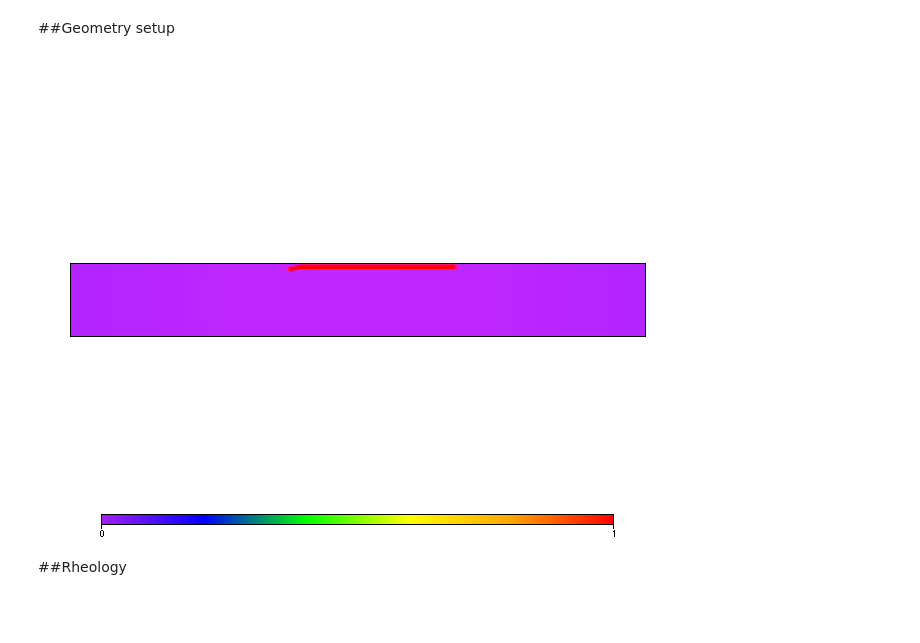
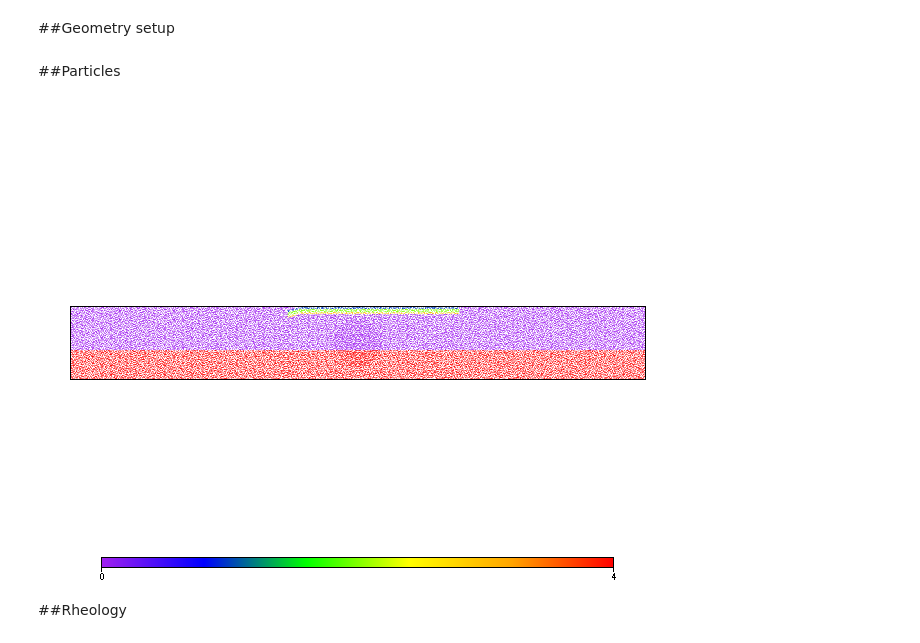
Before and after one commit to dansand/uw-bits, a Jupyter notebook: ozbench/Ozbench.ipynb, the cells around one changed output. Saved outputs shown, nothing was run; the diff lists cells and outputs as text; code cells hidden in the pictures; blank space fills up the shorter version.

Commit message:
removed images, updated nbs

```diff
--- a/ozbench/Ozbench.ipynb
+++ b/ozbench/Ozbench.ipynb
@@ -16,16 +16,17 @@ import time
 dim = 2
 # %%
 # create mesh objects
-#elementMesh = uw.mesh.FeMesh_Cartesian( elementType=("linear","constant"),
-#                                         elementRes=(96,48,96),
-#                                           minCoord=(-2.,0., 0.),
-#                                           maxCoord=(6.,1.0, 9.)  )
 
-
-elementMesh = uw.mesh.FeMesh_Cartesian( elementType=("linear","constant"),
+if dim == 2:
+    elementMesh = uw.mesh.FeMesh_Cartesian( elementType=("linear","constant"),
                                          elementRes=(96,48),
                                            minCoord=(-2.,0.),
                                            maxCoord=(6.,1.0)  )
+else:
+    elementMesh = uw.mesh.FeMesh_Cartesian( elementType=("linear","constant"),
+                                         elementRes=(48,24,48),
+                                           minCoord=(-2.,0., 0.),
+                                           maxCoord=(6.,1.0, 9.)  )
 linearMesh   = elementMesh
 constantMesh = elementMesh.subMesh
 # %%
@@ -50,24 +61,29 @@ freeslipBC = uw.conditions.DirichletCondition(     variable=velocityField,
 # %% [markdown]
 ##Geometry setup
 # %%
-#Polygons with more than 3 vertices seem to be crashing atm.
+#Box for slab, in 2D this is a dummy object, i.e restriction is in Z direction
+
+if dim ==2:
+    slabbox = uw.shapes.Box((-2.,0.),((8.,1.)))
+else:
+    slabbox = uw.shapes.Box((-2.,0.,0.),((8.,1.,3.)))
+
+#Slab geometries
 
 slabupper = np.array([(1.2,1.), (3.4,1.),(3.4,0.975), (1.2,0.975),(1.02,0.925),(1.02,0.95)])
 slabcore = np.array([(1.2,0.975), (3.4,0.975),(3.4,0.925), (1.2,0.925),(1.02,0.875),(1.02,0.925)])
 slablower = np.array([(1.2,0.925), (3.4,0.925),(3.4,0.9), (1.2,0.9),(1.02,0.85),(1.02,0.875)])
 
 
-#slab = np.array([(1.2,1.),(1.2,0.975), (3.4,1.)])
-
 upper = fn.shape.Polygon(slabupper )
 core = fn.shape.Polygon(slabcore)
 lower = fn.shape.Polygon(slablower)
 # %%
-figA = plt.Figure()
-figA.Surface(upper | core, linearMesh)
-figA.show()
+#figA = plt.Figure()
+#figA.Surface(upper | core, linearMesh)
+#figA.show()
-# %% [output]
-[figure, removed]
+# %% [markdown]
+##Particles
 # %%
 # We create swarms of particles which can advect, and which may determine 'materials'
 gSwarm = uw.swarm.Swarm( feMesh=elementMesh )
@@ -96,16 +111,20 @@ materialVariable.data[:] = uppermantleIndex
 for particleID in range(gSwarm.particleCoordinates.data.shape[0]):
     if gSwarm.particleCoordinates.data[particleID][1] < 0.4:
         materialVariable.data[particleID] =  lowermantleIndex
-    elif upper.evaluate(tuple(gSwarm.particleCoordinates.data[particleID])):
-        materialVariable.data[particleID] =  upperslabIndex
-    elif core.evaluate(tuple(gSwarm.particleCoordinates.data[particleID])):
-        materialVariable.data[particleID] =  coreslabIndex
-    elif lower.evaluate(tuple(gSwarm.particleCoordinates.data[particleID])):
-        materialVariable.data[particleID] =  lowerslabIndex
+    elif slabbox.pointInShape(tuple(gSwarm.particleCoordinates.data[particleID])):
+        if upper.evaluate(tuple(gSwarm.particleCoordinates.data[particleID])):
+            materialVariable.data[particleID] =  upperslabIndex
+        elif core.evaluate(tuple(gSwarm.particleCoordinates.data[particleID])):
+            materialVariable.data[particleID] =  coreslabIndex
+        elif lower.evaluate(tuple(gSwarm.particleCoordinates.data[particleID])):
+             materialVariable.data[particleID] =  lowerslabIndex
 # %%
 fig1 = plt.Figure()
 fig1.Points( swarm=gSwarm, colourVariable=materialVariable )
+fig1.save_database('test_pol.gldb')
 fig1.show()
+# %% [output]
+[figure, added]
 # %% [markdown]
 ##Rheology
 # %%
```
Also changed, not shown: parts of 14 cells of this notebook, 2 other files.
